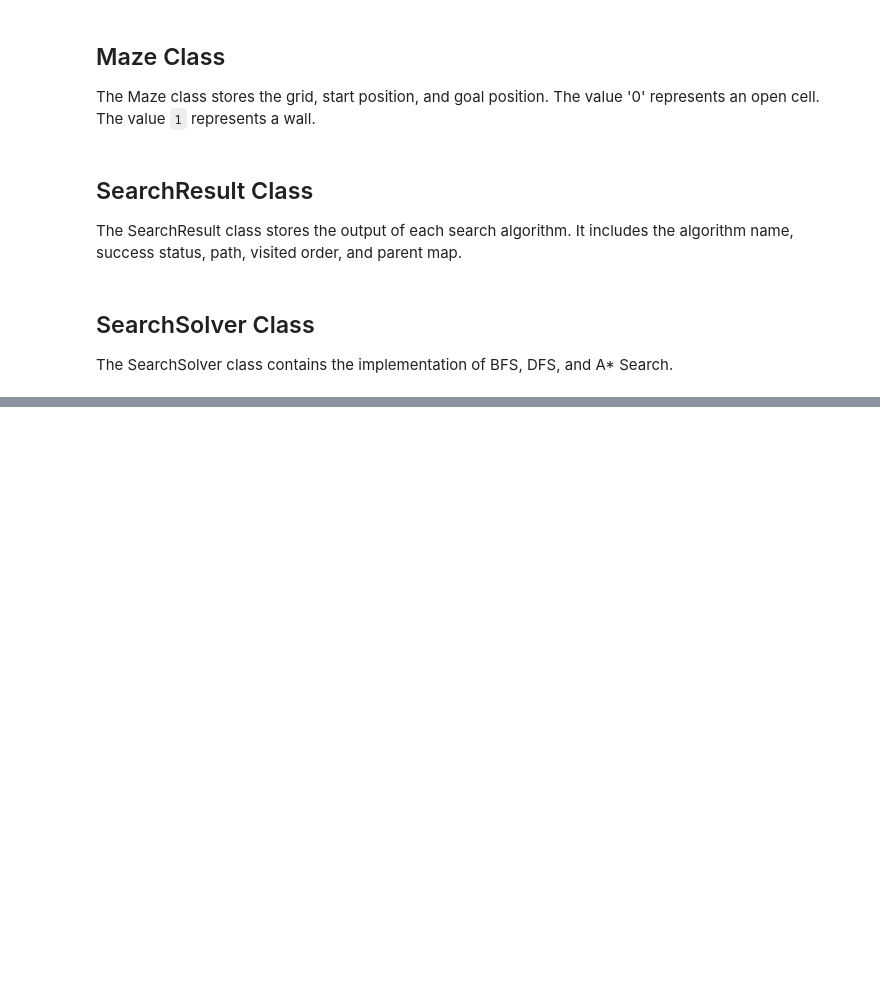
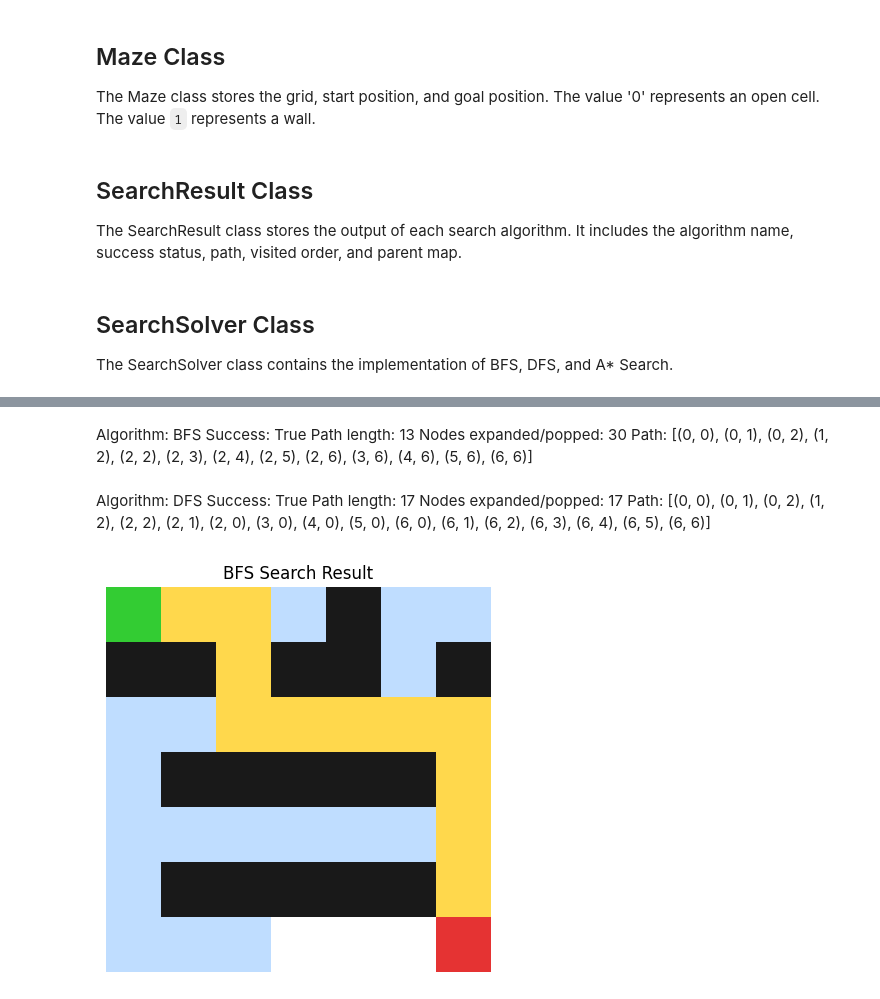
Before and after one commit to osakachan43-max/FUNDAI-Lab2, a Jupyter notebook: Lab2_Search_Algorithms_VILLARIN.ipynb, the cells around one changed output, grey strips where cells are left out. Drawn from its saved outputs; the diff is of its cells as text; code cells hidden in the pictures; blank space fills up the shorter version.

```diff
--- a/Lab2_Search_Algorithms_VILLARIN.ipynb
+++ b/Lab2_Search_Algorithms_VILLARIN.ipynb
@@ -243,0 +353,4 @@ IndentationError: unindent does not match any outer indentation level (<tokenize
+# %%
+bfs_result = solver.bfs()
+dfs_result = solver.dfs()
+astar_result = solver.astar()
@@ -243,0 +380,46 @@ IndentationError: unindent does not match any outer indentation level (<tokenize
+# %% [markdown]
+Algorithm: BFS
+Success: True
+Path length: 13
+Nodes expanded/popped: 30
+Path: [(0, 0), (0, 1), (0, 2), (1, 2), (2, 2), (2, 3), (2, 4), (2, 5), (2, 6), (3, 6), (4, 6), (5, 6), (6, 6)]
+# %% [markdown]
+Algorithm: DFS
+Success: True
+Path length: 17
+Nodes expanded/popped: 17
+Path: [(0, 0), (0, 1), (0, 2), (1, 2), (2, 2), (2, 1), (2, 0), (3, 0), (4, 0), (5, 0), (6, 0), (6, 1), (6, 2), (6, 3), (6, 4), (6, 5), (6, 6)]
+# %%
+def visualize_search(maze, result, title="Search Result"):
+    img = np.ones((maze.rows, maze.cols, 3))
+
+    # Draw walls
+    for r in range(maze.rows):
+        for c in range(maze.cols):
+            if maze.grid[r][c] == 1:
+                img[r, c] = (0.1, 0.1, 0.1)
+
+    # Draw visited/expanded cells
+    if result is not None:
+        for r, c in result.visited_set:
+            if maze.grid[r][c] == 0:
+                img[r, c] = (0.75, 0.87, 1.0)
+
+    # Draw final path
+    for r, c in result.path_set:
+        if maze.grid[r][c] == 0:
+            img[r, c] = (1.0, 0.85, 0.3)
+
+    # Draw start and goal
+    img[maze.start] = (0.2, 0.8, 0.2)
+    img[maze.goal] = (0.9, 0.2, 0.2)
+
+    plt.figure(figsize=(5, 5))
+    plt.imshow(img)
+    plt.title(title)
+    plt.axis("off")
+    plt.show()
+# %%
+visualize_search(maze, bfs_result, "BFS Search Result")
+# %% [output]
+[figure, added]
```
Also changed, not shown: parts of 17 cells of this notebook.
